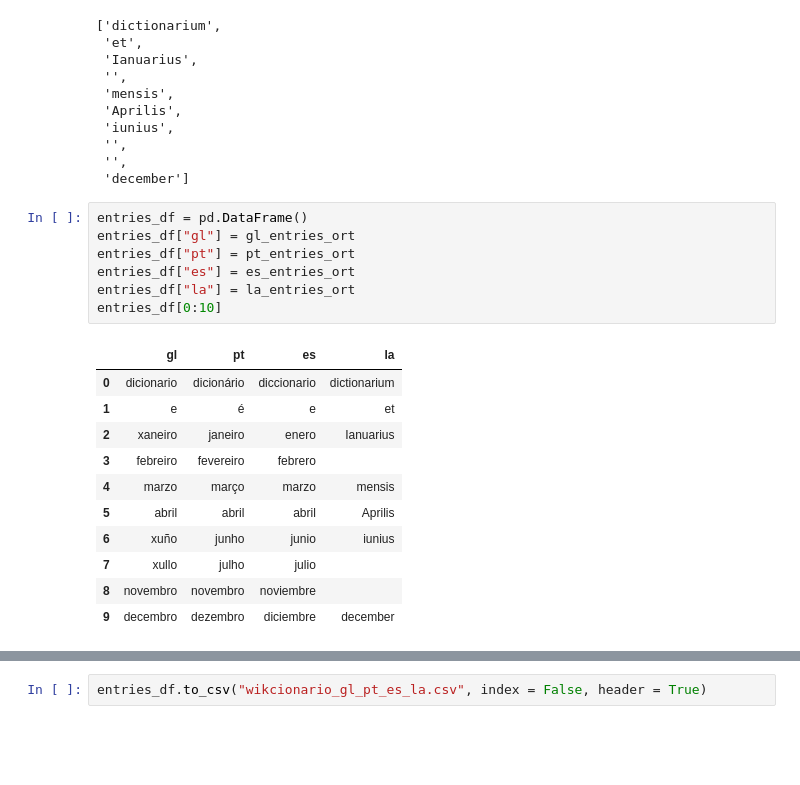
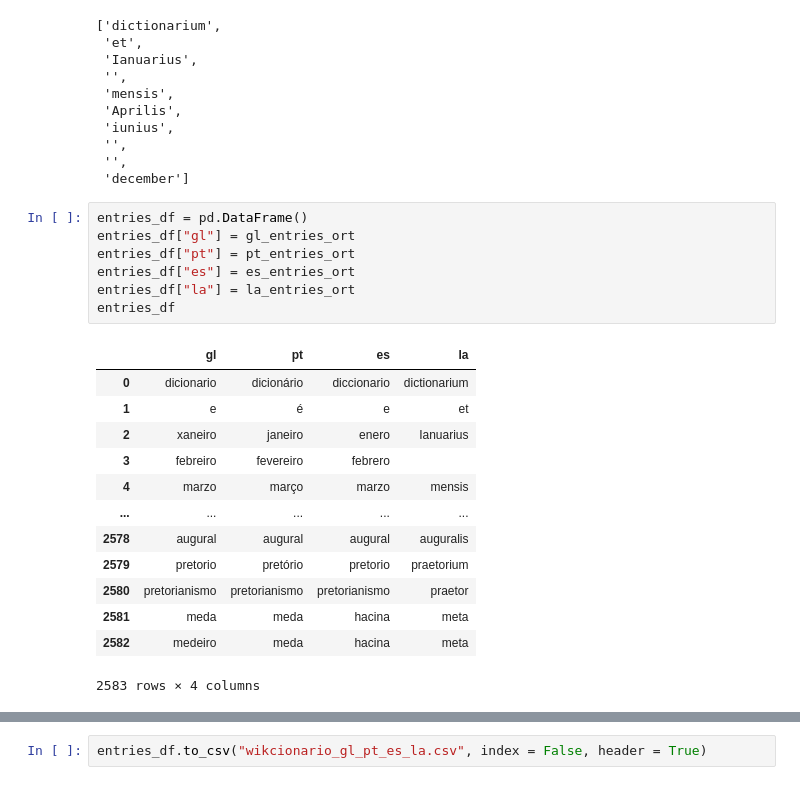
Before and after one commit to Portophon/Gal-palatals, a Jupyter notebook: Wikcionário - Extract n Stats gl-pt-es.ipynb, the cells around one changed output, grey strips where cells are left out. Cells and saved outputs as stored; diff of their text form; blank space fills up the shorter version.

```diff
--- a/Wikcionário - Extract n Stats gl-pt-es.ipynb
+++ b/Wikcionário - Extract n Stats gl-pt-es.ipynb
@@ -192,19 +192,21 @@ la_entries_ort[0:10]
 # %%
 entries_df = pd.DataFrame()
 entries_df["gl"] = gl_entries_ort
 entries_df["pt"] = pt_entries_ort
 entries_df["es"] = es_entries_ort
 entries_df["la"] = la_entries_ort
-entries_df[0:10]
+entries_df
 # %% [output]
 |  | gl | pt | es | la |
 | 0 | dicionario | dicionário | diccionario | dictionarium |
 | 1 | e | é | e | et |
 | 2 | xaneiro | janeiro | enero | Ianuarius |
 | 3 | febreiro | fevereiro | febrero |  |
 | 4 | marzo | março | marzo | mensis |
-| 5 | abril | abril | abril | Aprilis |
-| 6 | xuño | junho | junio | iunius |
-| 7 | xullo | julho | julio |  |
-| 8 | novembro | novembro | noviembre |  |
-| 9 | decembro | dezembro | diciembre | december |
+| ... | ... | ... | ... | ... |
+| 2578 | augural | augural | augural | auguralis |
+| 2579 | pretorio | pretório | pretorio | praetorium |
+| 2580 | pretorianismo | pretorianismo | pretorianismo | praetor |
+| 2581 | meda | meda | hacina | meta |
+| 2582 | medeiro | meda | hacina | meta |
+2583 rows × 4 columns
```
Also changed, not shown: parts of 58 cells of this notebook, 7 other files.
